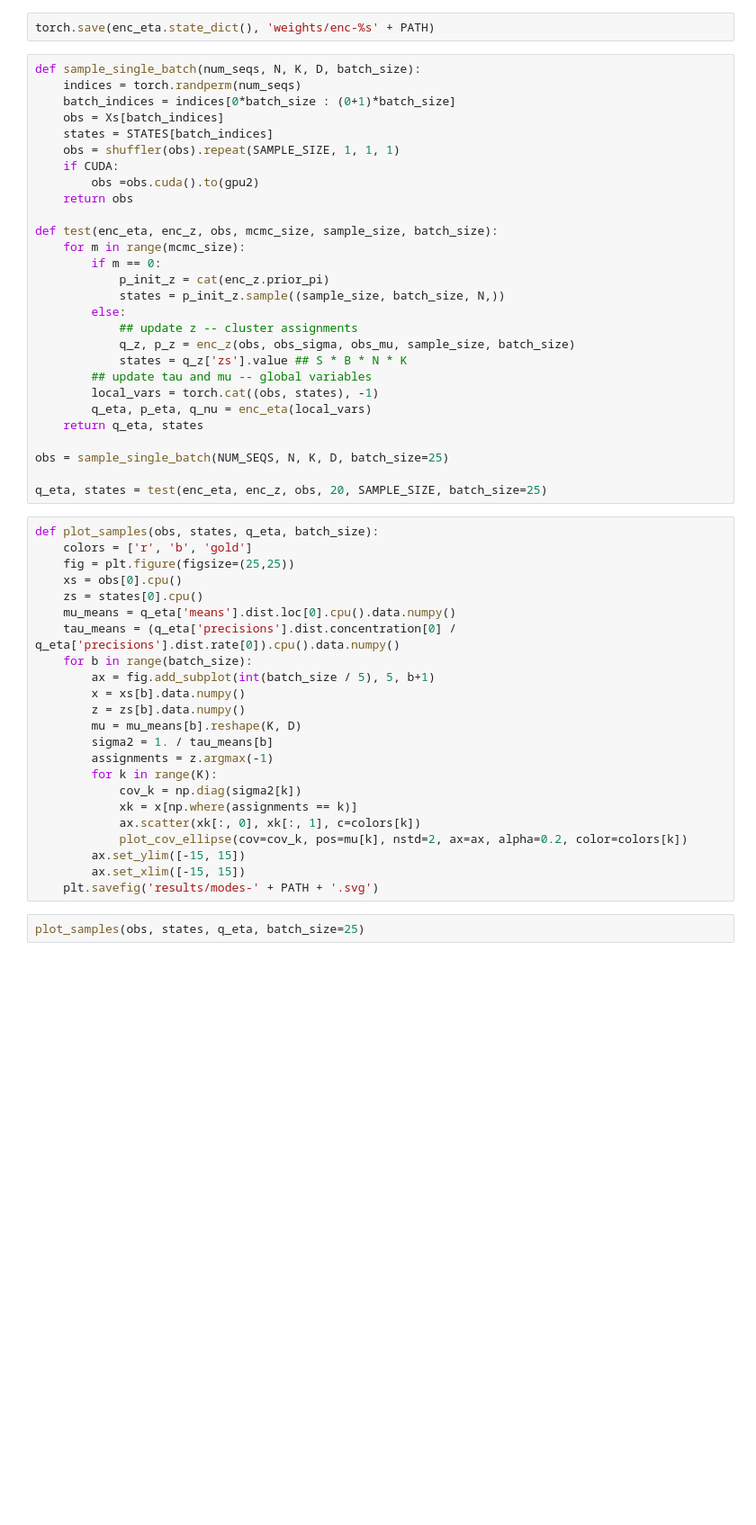
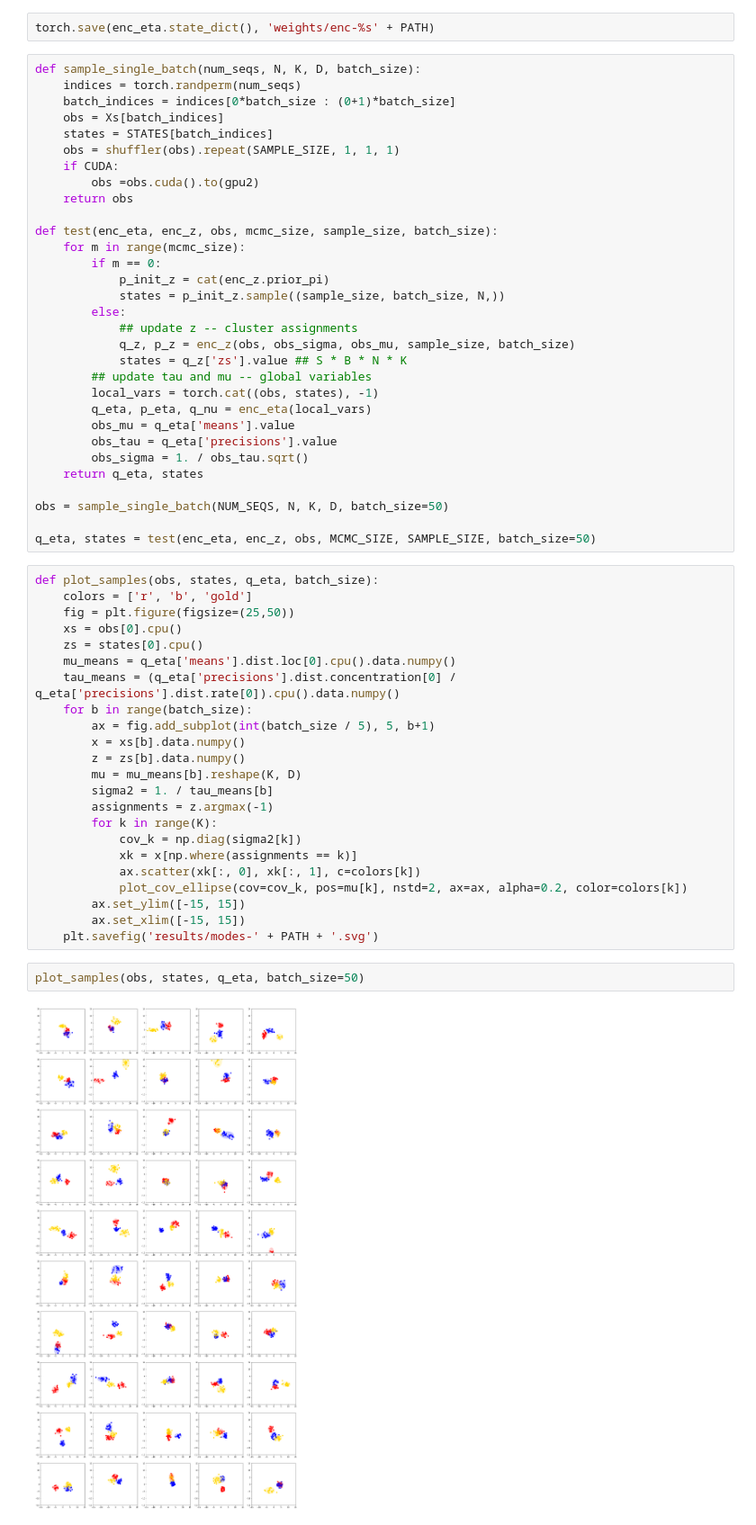
Before and after one commit to hao-w/apgs, a Jupyter notebook: amorgibbs/GMM/sis/ag-sis-learn-stat-init-z-resample.ipynb, the cells around one changed output. Shown at 90% size. Cells and saved outputs as stored; diff of their text form; blank space fills up the shorter version.

```diff
--- a/amorgibbs/GMM/sis/ag-sis-learn-stat-init-z-resample.ipynb
+++ b/amorgibbs/GMM/sis/ag-sis-learn-stat-init-z-resample.ipynb
@@ -244,15 +245,18 @@ def test(enc_eta, enc_z, obs, mcmc_size, sample_size, batch_size):
         ## update tau and mu -- global variables
         local_vars = torch.cat((obs, states), -1)
         q_eta, p_eta, q_nu = enc_eta(local_vars)
+        obs_mu = q_eta['means'].value
+        obs_tau = q_eta['precisions'].value
+        obs_sigma = 1. / obs_tau.sqrt()
     return q_eta, states
 
-obs = sample_single_batch(NUM_SEQS, N, K, D, batch_size=25)
+obs = sample_single_batch(NUM_SEQS, N, K, D, batch_size=50)
 
-q_eta, states = test(enc_eta, enc_z, obs, 20, SAMPLE_SIZE, batch_size=25)
+q_eta, states = test(enc_eta, enc_z, obs, MCMC_SIZE, SAMPLE_SIZE, batch_size=50)
 # %%
 def plot_samples(obs, states, q_eta, batch_size):
     colors = ['r', 'b', 'gold']
-    fig = plt.figure(figsize=(25,25))
+    fig = plt.figure(figsize=(25,50))
     xs = obs[0].cpu()
     zs = states[0].cpu()
     mu_means = q_eta['means'].dist.loc[0].cpu().data.numpy()
@@ -273,4 +277,6 @@ def plot_samples(obs, states, q_eta, batch_size):
         ax.set_xlim([-15, 15])
     plt.savefig('results/modes-' + PATH + '.svg')
 # %%
-plot_samples(obs, states, q_eta, batch_size=25)
+plot_samples(obs, states, q_eta, batch_size=50)
+# %% [output]
+[figure, added]
```
Also changed, not shown: parts of 1 cell of this notebook, 15 other files.
